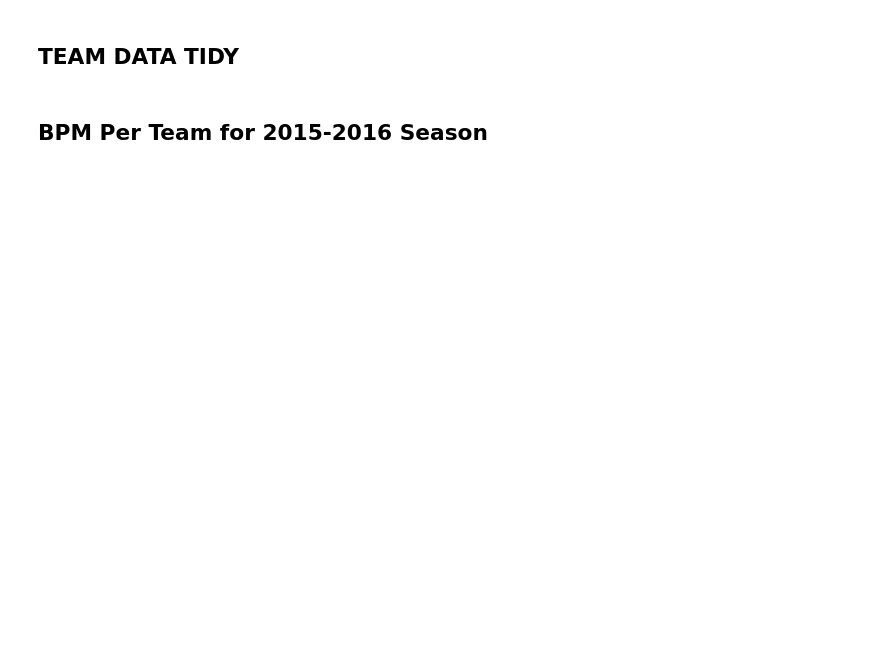
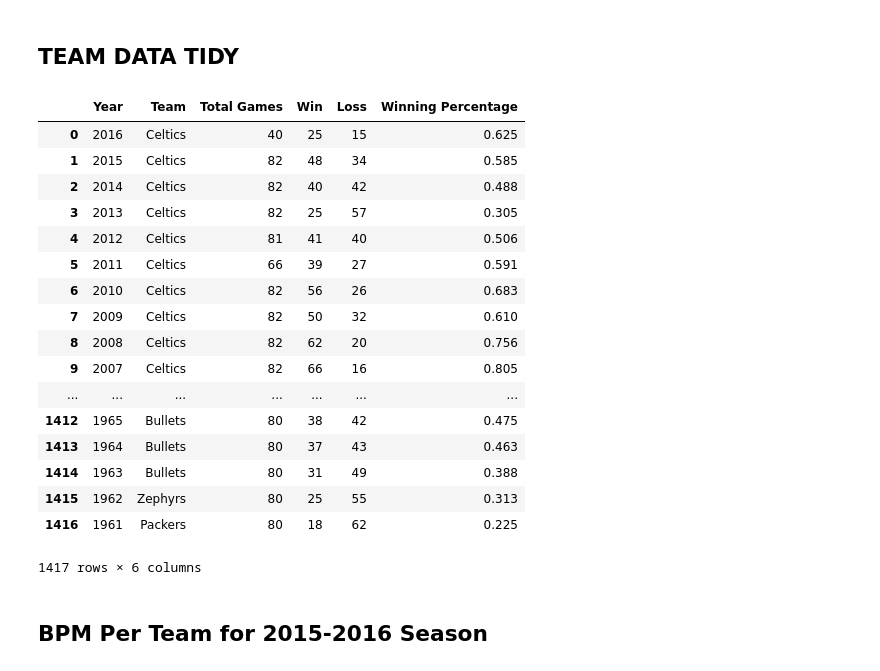
Before and after one commit to gvallang/cmsc320FinalTutorial, a Jupyter notebook: Final_Tutorial.ipynb, the cells around one changed output. Drawn from its saved outputs; the diff is of its cells as text; code cells hidden in the pictures; blank space fills up the shorter version.

```diff
--- a/Final_Tutorial.ipynb
+++ b/Final_Tutorial.ipynb
@@ -100,25 +171,45 @@ c_12 = group12.loc[group12['Pos'] == 'C']
 # %%
 #gabe block
 
 teams  = pd.read_excel("Historical NBA Performance.xlsx")
 teams = teams.filter(['Year','Team', 'Record', 'Winning Percentage'], axis=1)
 
 teams["Year"] = teams["Year"].fillna('')
 teams["Year"] = teams["Year"].apply(lambda x: int(x[:4]) if isinstance(x, str) else int(str(x.year)))
 
 teams["Record"] = teams["Record"].fillna('')
 teams["Record"] = teams["Record"].apply(lambda x: x.split('-'))
 teams["Win"] = teams["Record"].apply(lambda x: int(x[0]))
 teams["Loss"] = teams["Record"].apply(lambda x: int(x[1]))
 teams["Total Games"] = teams["Loss"] + teams["Win"]
 
 teams = teams.filter(['Year','Team', 'Total Games', 'Win', 'Loss','Winning Percentage'], axis=1)
 
 groups = teams.groupby("Year")
+teams
 # team_group11 = groups.get_group(2011).sort_values("Winning Percentage", ascending=[False])
 # team_group12 = groups.get_group(2012).sort_values("Winning Percentage", ascending=[False])
 # team_group13 = groups.get_group(2013).sort_values("Winning Percentage", ascending=[False])
 # team_group14 = groups.get_group(2014).sort_values("Winning Percentage", ascending=[False])
 # team_group15 = groups.get_group(2015).sort_values("Winning Percentage", ascending=[False])
+# %% [output]
+|  | Year | Team | Total Games | Win | Loss | Winning Percentage |
+| 0 | 2016 | Celtics | 40 | 25 | 15 | 0.625 |
+| 1 | 2015 | Celtics | 82 | 48 | 34 | 0.585 |
+| 2 | 2014 | Celtics | 82 | 40 | 42 | 0.488 |
+| 3 | 2013 | Celtics | 82 | 25 | 57 | 0.305 |
+| 4 | 2012 | Celtics | 81 | 41 | 40 | 0.506 |
+| 5 | 2011 | Celtics | 66 | 39 | 27 | 0.591 |
+| 6 | 2010 | Celtics | 82 | 56 | 26 | 0.683 |
+| 7 | 2009 | Celtics | 82 | 50 | 32 | 0.610 |
+| 8 | 2008 | Celtics | 82 | 62 | 20 | 0.756 |
+| 9 | 2007 | Celtics | 82 | 66 | 16 | 0.805 |
+| ... | ... | ... | ... | ... | ... | ... |
+| 1412 | 1965 | Bullets | 80 | 38 | 42 | 0.475 |
+| 1413 | 1964 | Bullets | 80 | 37 | 43 | 0.463 |
+| 1414 | 1963 | Bullets | 80 | 31 | 49 | 0.388 |
+| 1415 | 1962 | Zephyrs | 80 | 25 | 55 | 0.313 |
+| 1416 | 1961 | Packers | 80 | 18 | 62 | 0.225 |
+1417 rows × 6 columns
 # %% [markdown]
 ## BPM Per Team for 2015-2016 Season
```
Also changed, not shown: parts of 6 cells of this notebook.
